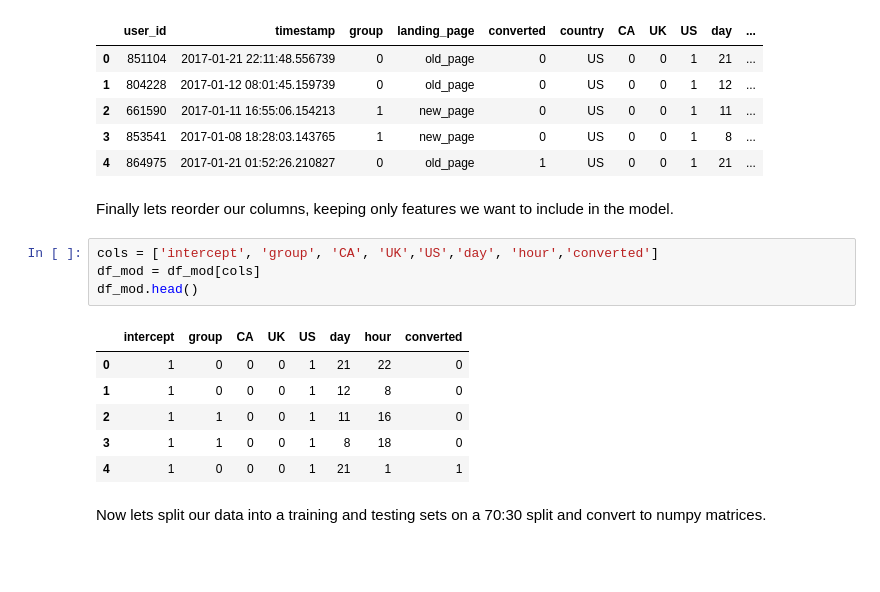
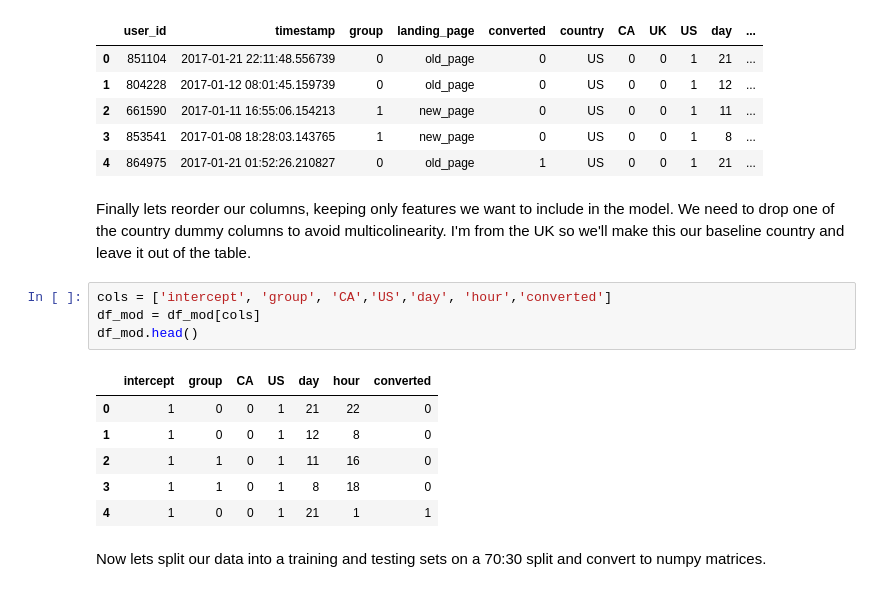
Before and after one commit to matt-fielding8/AB_test_e-commerce, a Jupyter notebook: notebooks/Logistic_Regression_Model.ipynb, the cells around one changed output. Drawn from its saved outputs; the diff is of its cells as text; blank space fills up the shorter version.

```diff
--- a/notebooks/Logistic_Regression_Model.ipynb
+++ b/notebooks/Logistic_Regression_Model.ipynb
@@ -89,18 +92,18 @@ df_mod.head()
 | 3 | 853541 | 2017-01-08 18:28:03.143765 | 1 | new_page | 0 | US | 0 | 0 | 1 | 8 | ... |
 | 4 | 864975 | 2017-01-21 01:52:26.210827 | 0 | old_page | 1 | US | 0 | 0 | 1 | 21 | ... |
 # %% [markdown]
-Finally lets reorder our columns, keeping only features we want to include in the model.
+Finally lets reorder our columns, keeping only features we want to include in the model. We need to drop one of the country dummy columns to avoid multicolinearity. I'm from the UK so we'll make this our baseline country and leave it out of the table.
 # %%
-cols = ['intercept', 'group', 'CA', 'UK','US','day', 'hour','converted']
+cols = ['intercept', 'group', 'CA','US','day', 'hour','converted']
 df_mod = df_mod[cols]
 df_mod.head()
 # %% [output]
-|  | intercept | group | CA | UK | US | day | hour | converted |
-| 0 | 1 | 0 | 0 | 0 | 1 | 21 | 22 | 0 |
-| 1 | 1 | 0 | 0 | 0 | 1 | 12 | 8 | 0 |
-| 2 | 1 | 1 | 0 | 0 | 1 | 11 | 16 | 0 |
-| 3 | 1 | 1 | 0 | 0 | 1 | 8 | 18 | 0 |
-| 4 | 1 | 0 | 0 | 0 | 1 | 21 | 1 | 1 |
+|  | intercept | group | CA | US | day | hour | converted |
+| 0 | 1 | 0 | 0 | 1 | 21 | 22 | 0 |
+| 1 | 1 | 0 | 0 | 1 | 12 | 8 | 0 |
+| 2 | 1 | 1 | 0 | 1 | 11 | 16 | 0 |
+| 3 | 1 | 1 | 0 | 1 | 8 | 18 | 0 |
+| 4 | 1 | 0 | 0 | 1 | 21 | 1 | 1 |
 # %% [markdown]
 Now lets split our data into a training and testing sets on a 70:30 split and convert to numpy matrices.
 # %%
```
Also changed, not shown: parts of 52 cells of this notebook, 1 other file.
